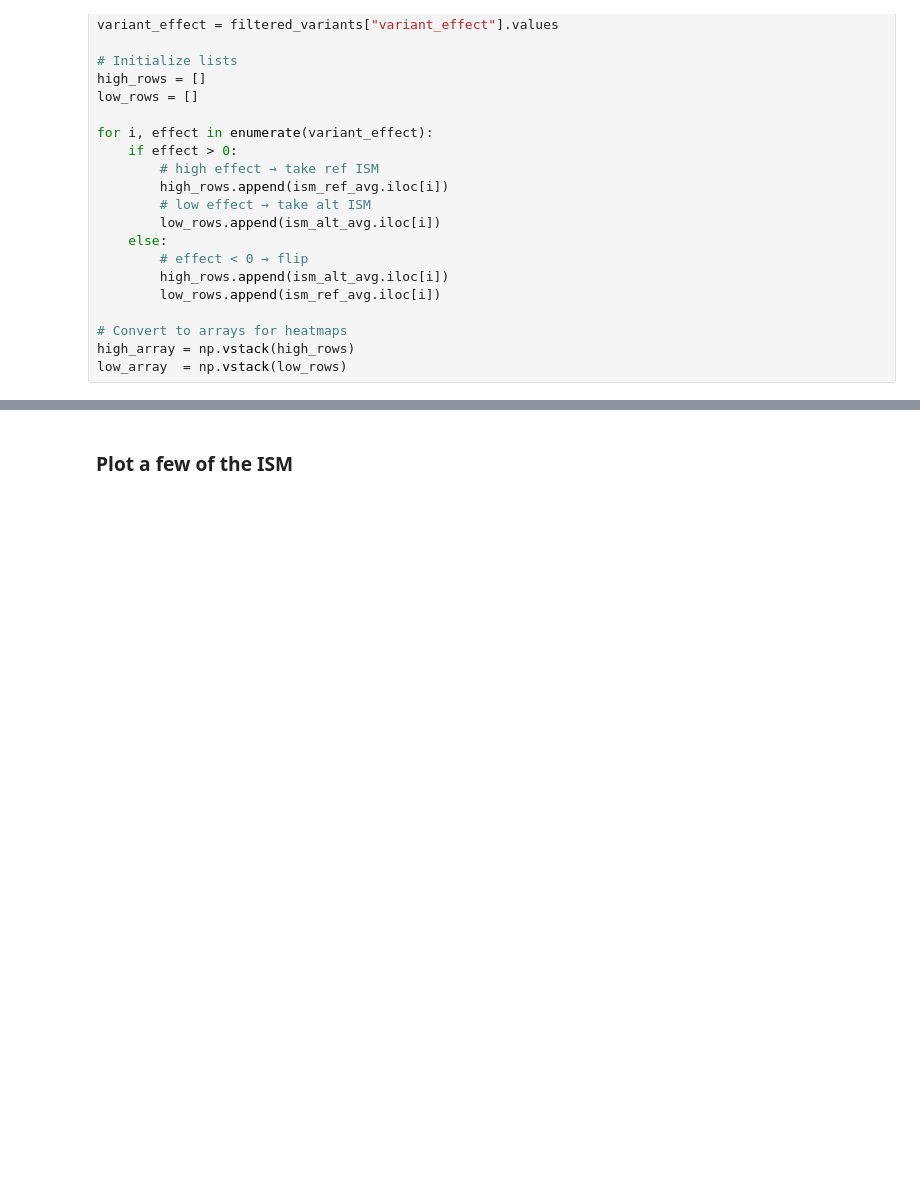
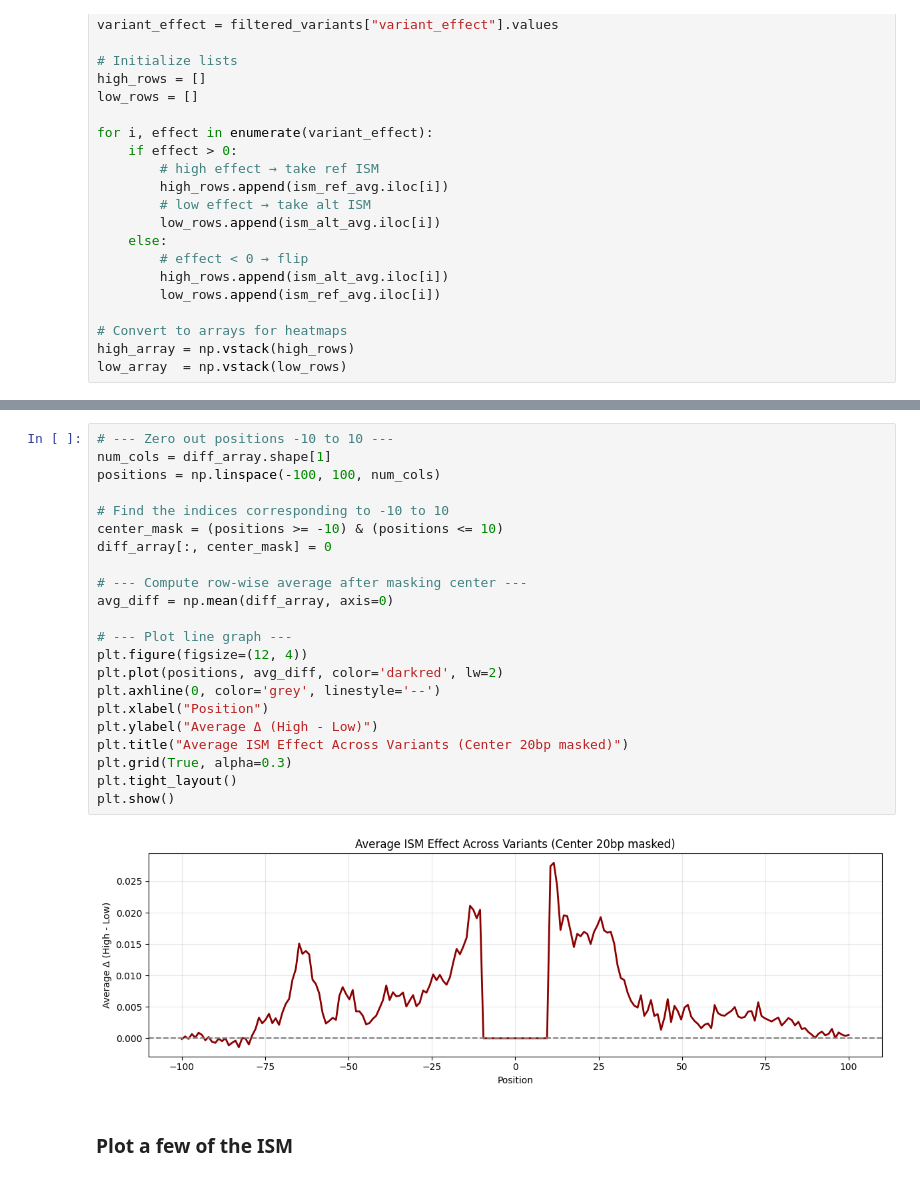
Before and after one commit to de-Boer-Lab/position-mpra, a Jupyter notebook: src/6-ism_variant_effects/predict_ism_for_all_OT_highvslow.ipynb, the cells around one changed output, grey strips where cells are left out. Drawn from its saved outputs; the diff is of its cells as text; blank space fills up the shorter version.

```diff
--- a/src/6-ism_variant_effects/predict_ism_for_all_OT_highvslow.ipynb
+++ b/src/6-ism_variant_effects/predict_ism_for_all_OT_highvslow.ipynb
@@ -266,3 +300,27 @@ plt.show()
+# %%
+# --- Zero out positions -10 to 10 ---
+num_cols = diff_array.shape[1]
+positions = np.linspace(-100, 100, num_cols)
+
+# Find the indices corresponding to -10 to 10
+center_mask = (positions >= -10) & (positions <= 10)
+diff_array[:, center_mask] = 0
+
+# --- Compute row-wise average after masking center ---
+avg_diff = np.mean(diff_array, axis=0)
+
+# --- Plot line graph ---
+plt.figure(figsize=(12, 4))
+plt.plot(positions, avg_diff, color='darkred', lw=2)
+plt.axhline(0, color='grey', linestyle='--')
+plt.xlabel("Position")
+plt.ylabel("Average Δ (High - Low)")
+plt.title("Average ISM Effect Across Variants (Center 20bp masked)")
+plt.grid(True, alpha=0.3)
+plt.tight_layout()
+plt.show()
+# %% [output]
+[figure, added]
 # %% [markdown]
 ### Plot a few of the ISM
 # %%
```
Also changed, not shown: parts of 16 cells of this notebook, 8 other files.
